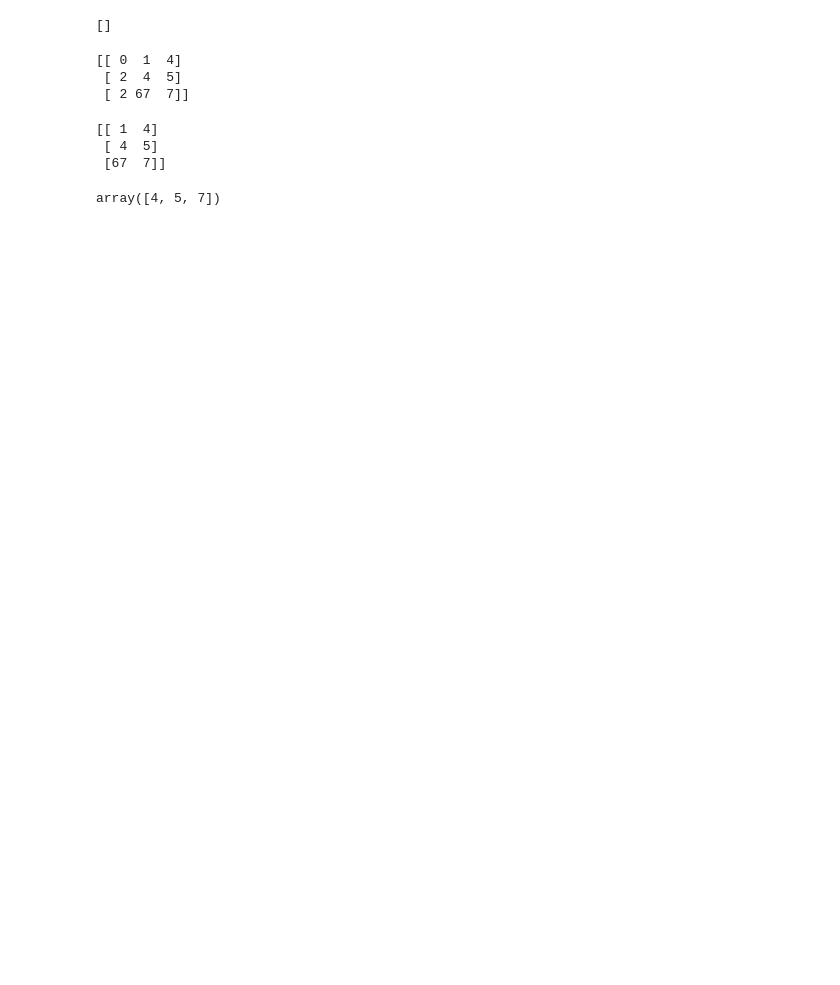
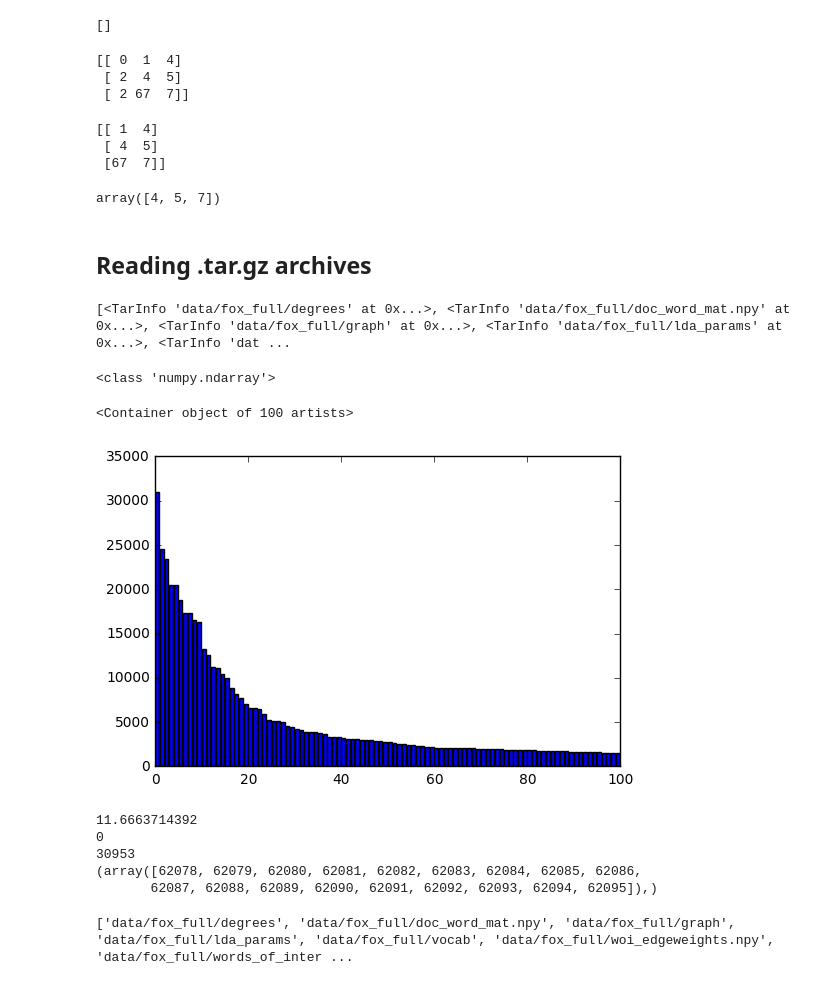
Before and after one commit to mt-digital/semantic-cable, a Jupyter notebook: notebooks/Reloaded Data Analysis.ipynb, the cells around one changed output. Saved outputs shown, nothing was run; the diff lists cells and outputs as text; code cells hidden in the pictures; blank space fills up the shorter version.

```diff
--- a/notebooks/Reloaded Data Analysis.ipynb
+++ b/notebooks/Reloaded Data Analysis.ipynb
@@ -53,3 +53,42 @@ woi_indexes = dict((w, i) for i, w in enumerate(woi))
 a_woi[:, woi_indexes['baz']]
 # %% [output]
 array([4, 5, 7])
+# %% [markdown]
+## Reading .tar.gz archives
+# %%
+from tarfile import TarFile
+
+tf = TarFile.open('../data/fox_full.tar.gz')
+tar_members = tf.getmembers()
+print(tar_members)
+# %% [output]
+[<TarInfo 'data/fox_full/degrees' at 0x...>, <TarInfo 'data/fox_full/doc_word_mat.npy' at 0x...>, <TarInfo 'data/fox_full/graph' at 0x...>, <TarInfo 'data/fox_full/lda_params' at 0x...>, <TarInfo 'dat ...
+# %%
+import pickle
+
+degs = pickle.load(tf.extractfile(tar_members[0]))
+print(type(degs))
+# %% [output]
+<class 'numpy.ndarray'>
+# %%
+%matplotlib inline
+plt.bar(range(len(degs[:100])), degs[:100])
+# %% [output]
+<Container object of 100 artists>
+[figure, added]
+# %%
+print(degs.mean()/2.0)# why? I suppose because it's not a digraph, so... hmmmm
+print(degs.min())
+print(degs.max())
+print(np.where(degs == 1))
+# %% [output]
+11.6663714392
+0
+30953
+(array([62078, 62079, 62080, 62081, 62082, 62083, 62084, 62085, 62086,
+       62087, 62088, 62089, 62090, 62091, 62092, 62093, 62094, 62095]),)
+# %%
+mem_names = tf.getnames()
+print(mem_names)
+# %% [output]
+['data/fox_full/degrees', 'data/fox_full/doc_word_mat.npy', 'data/fox_full/graph', 'data/fox_full/lda_params', 'data/fox_full/vocab', 'data/fox_full/woi_edgeweights.npy', 'data/fox_full/words_of_inter ...
```
Also changed, not shown: parts of 38 cells of this notebook, 1 other file.
